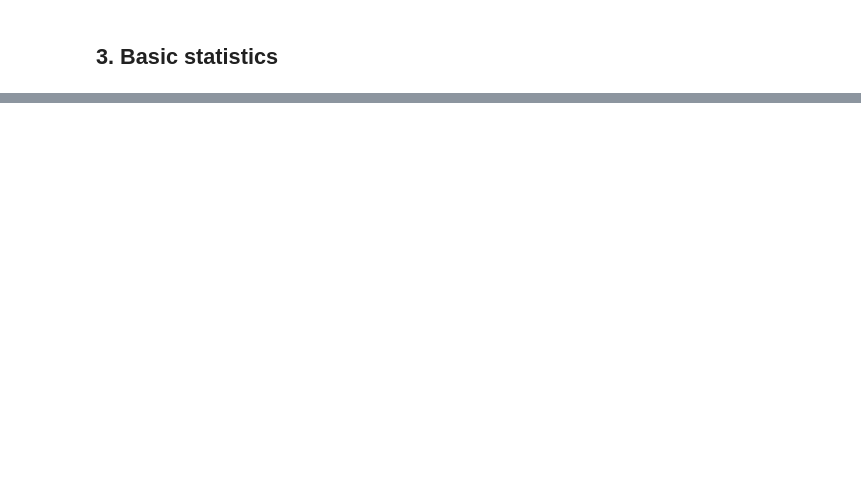
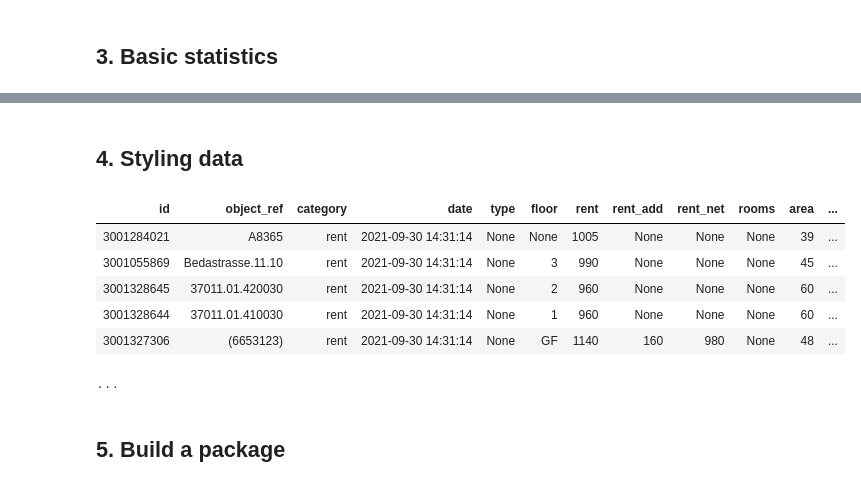
Before and after one commit to cividi/st-gallen-urban-indicators, a Jupyter notebook: playground.ipynb, the cells around one changed output, grey strips where cells are left out. Cells and saved outputs as stored; diff of their text form; code cells hidden in the pictures; blank space fills up the shorter version.

```diff
--- a/playground.ipynb
+++ b/playground.ipynb
@@ -136,0 +96,70 @@ avg.to_petl().display(limit=20)
+# %% [markdown]
+## 4. Styling data
+# %%
+from frictionless import transform, steps, Resource
+
+categories = [
+    { "from": 0, "to": 10, "cat": "a"},
+    { "from": 10, "to": 14, "cat": "b"},
+    { "from": 14, "to": 18, "cat": "c"},
+    { "from": 18, "to": 22, "cat": "d"},
+    { "from": 22, "to": 24, "cat": "e"},
+    { "from": 24, "to": 35, "cat": "f"},
+]
+
+colors = {
+    "a": { "fillColor": "#0028b8", "fillOpacity": 0.8, "color": "#ffffff", "weight": 1.5, "opacity": 0.9, "radius": 45 },
+    "b": { "fillColor": "#455db5", "fillOpacity": 0.8, "color": "#ffffff", "weight": 1.5, "opacity": 0.9, "radius": 45 },
+    "c": { "fillColor": "#8a93b2", "fillOpacity": 0.8, "color": "#ffffff", "weight": 1.5, "opacity": 0.9, "radius": 45 },
+    "d": { "fillColor": "#bfa98f", "fillOpacity": 0.8, "color": "#ffffff", "weight": 1.5, "opacity": 0.9, "radius": 45 },
+    "e": { "fillColor": "#df9848", "fillOpacity": 0.8, "color": "#ffffff", "weight": 1.5, "opacity": 0.9, "radius": 45 },
+    "f": { "fillColor": "#ff8800", "fillOpacity": 0.8, "color": "#ffffff", "weight": 1.5, "opacity": 0.9, "radius": 45 },
+}
+
+def category_mapping(value, mappings):
+    if len(mappings) > 0:
+        for mapping in mappings:
+            if "from" in mapping.keys() and "to" in mapping.keys() and "cat" in mapping.keys():
+                if value >= mapping["from"] and value < mapping["to"]:
+                    return mapping["cat"]
+    return None
+
+def color_mapping(value, mapping, key):
+    if value in mapping.keys():
+        if key in mapping[value].keys():
+            return mapping[value][key]
+    return None
+
+
+styled = transform(
+    "data/homegate-geocoded.csv",
+    steps=[
+        steps.row_filter(formula="area is not ''"),
+        steps.row_filter(formula="int(area) > 20"),
+        steps.table_normalize(),
+        steps.field_add(name="price_per_sqm", type="number", formula="int(rent) / int(area)"),
+        steps.table_normalize(),
+        steps.field_add(name="cat", type="string", function=lambda x: category_mapping(x["price_per_sqm"], categories)),
+        steps.table_normalize(),
+        steps.field_add(name="fillColor", type="string", function=lambda x: color_mapping(x["cat"], colors, "fillColor")),
+        steps.field_add(name="fillOpacity", type="number", function=lambda x: color_mapping(x["cat"], colors, "fillOpacity")),
+        steps.field_add(name="color", type="string", function=lambda x: color_mapping(x["cat"], colors, "color")),
+        steps.field_add(name="weight", type="number", function=lambda x: color_mapping(x["cat"], colors, "weight")),
+        steps.field_add(name="opacity", type="number", function=lambda x: color_mapping(x["cat"], colors, "opacity")),
+        steps.field_add(name="radius", type="integer", function=lambda x: color_mapping(x["cat"], colors, "radius")),
+        steps.table_normalize(),
+        steps.table_write(path="data/homegate-styled.csv"),
+    ]
+)
+
+styled.to_petl()
+# %% [output]
+| id | object_ref | category | date | type | floor | rent | rent_add | rent_net | rooms | area | ... |
+| 3001284021 | A8365 | rent | 2021-09-30 14:31:14 | None | None | 1005 | None | None | None | 39 | ... |
+| 3001055869 | Bedastrasse.11.10 | rent | 2021-09-30 14:31:14 | None | 3 | 990 | None | None | None | 45 | ... |
+| 3001328645 | 37011.01.420030 | rent | 2021-09-30 14:31:14 | None | 2 | 960 | None | None | None | 60 | ... |
+| 3001328644 | 37011.01.410030 | rent | 2021-09-30 14:31:14 | None | 1 | 960 | None | None | None | 60 | ... |
+| 3001327306 | (6653123) | rent | 2021-09-30 14:31:14 | None | GF | 1140 | 160 | 980 | None | 48 | ... |
+...
+# %% [markdown]
+## 5. Build a package
```
Also changed, not shown: parts of 7 cells of this notebook, 2 other files.
